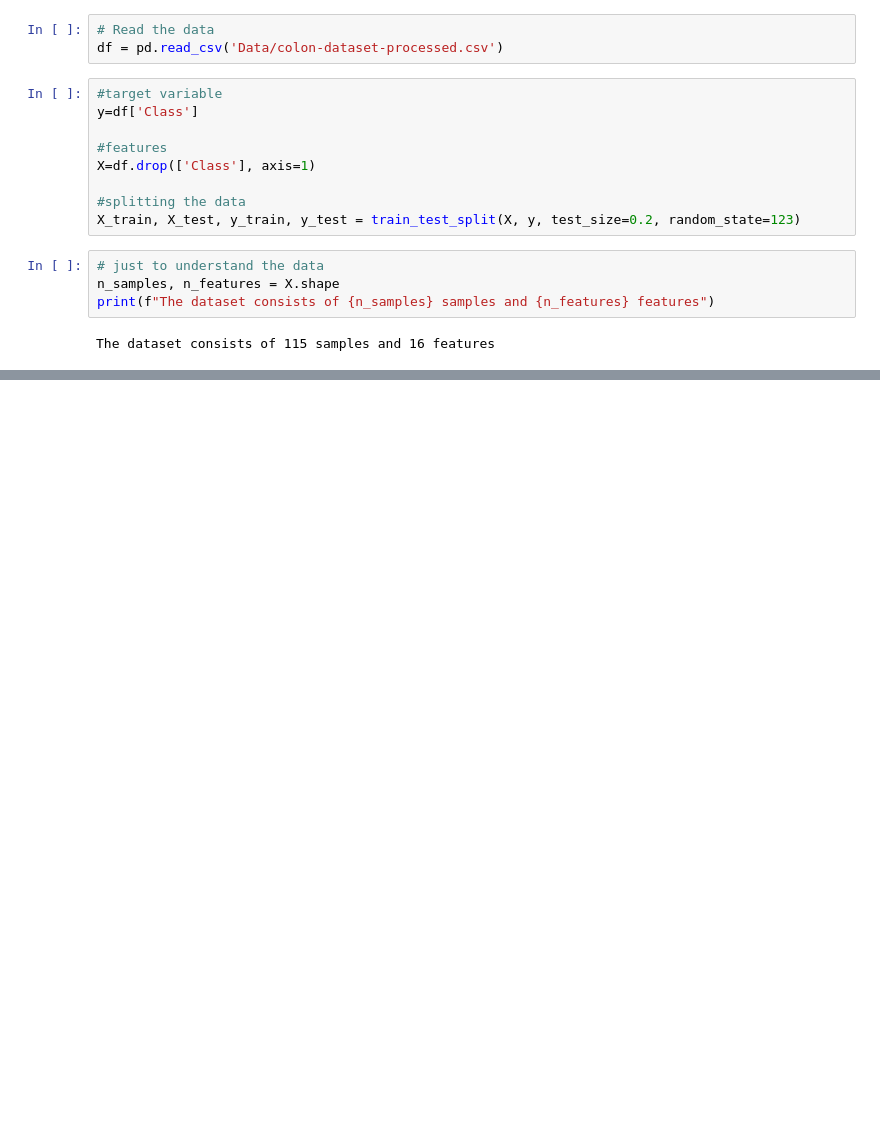
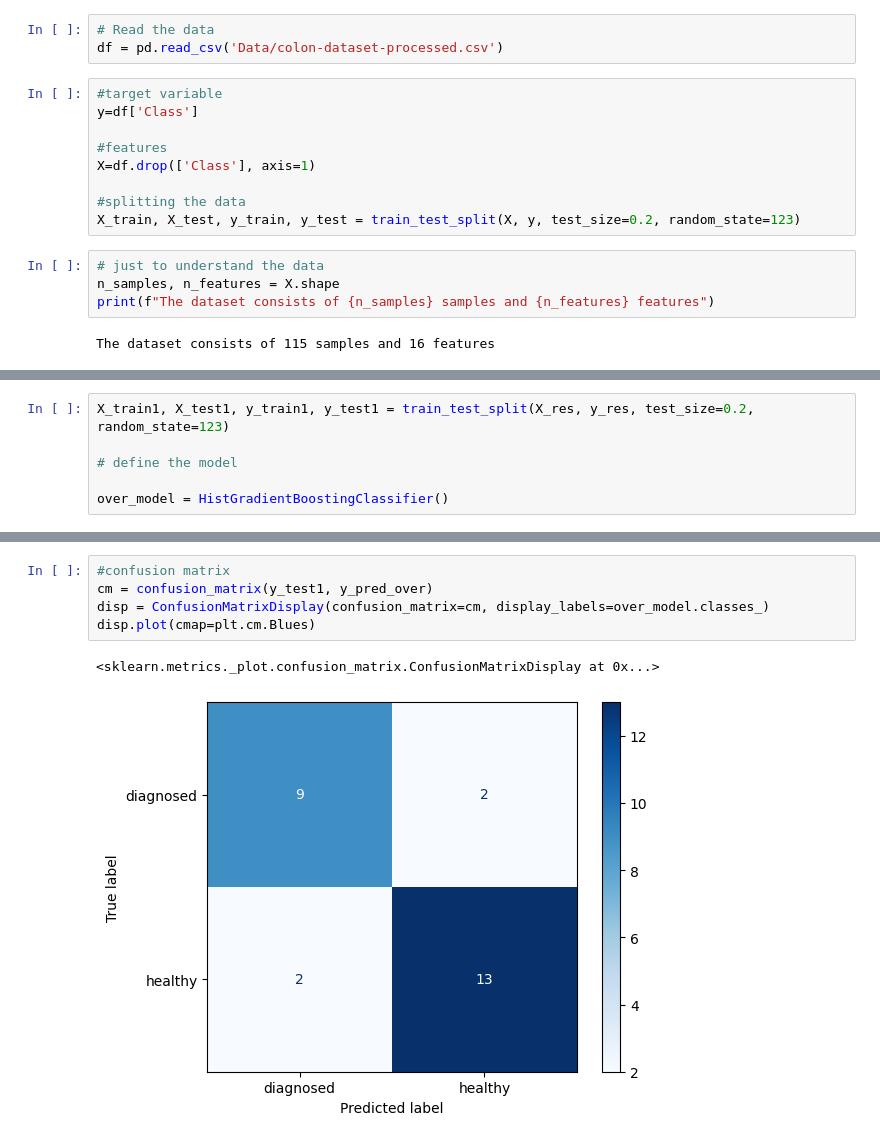
Before and after one commit to shaaleissa/colon_predictions, a Jupyter notebook: HGB_model.ipynb, the cells around one changed output, grey strips where cells are left out. Drawn from its saved outputs; the diff is of its cells as text; blank space fills up the shorter version.

```diff
--- a/HGB_model.ipynb
+++ b/HGB_model.ipynb
@@ -87,0 +116,6 @@ Accuracy: 0.7826
+# %%
+X_train1, X_test1, y_train1, y_test1 = train_test_split(X_res, y_res, test_size=0.2, random_state=123)
+
+# define the model
+
+over_model = HistGradientBoostingClassifier()
@@ -87,0 +146,8 @@ Accuracy: 0.7826
+# %%
+#confusion matrix
+cm = confusion_matrix(y_test1, y_pred_over)
+disp = ConfusionMatrixDisplay(confusion_matrix=cm, display_labels=over_model.classes_)
+disp.plot(cmap=plt.cm.Blues)
+# %% [output]
+<sklearn.metrics._plot.confusion_matrix.ConfusionMatrixDisplay at 0x...>
+[figure, added]
```
Also changed, not shown: parts of 23 cells of this notebook, 2 other files.
